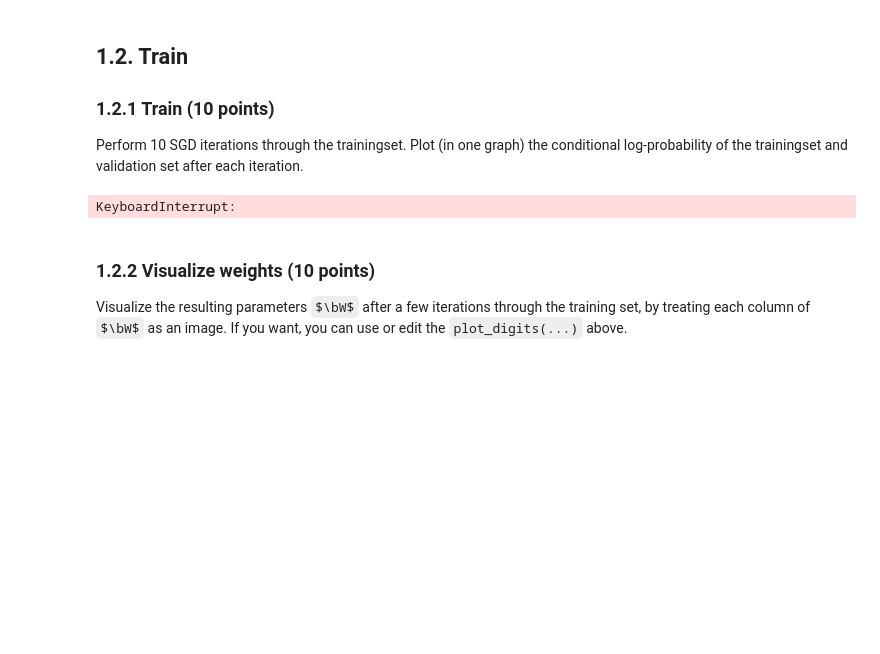
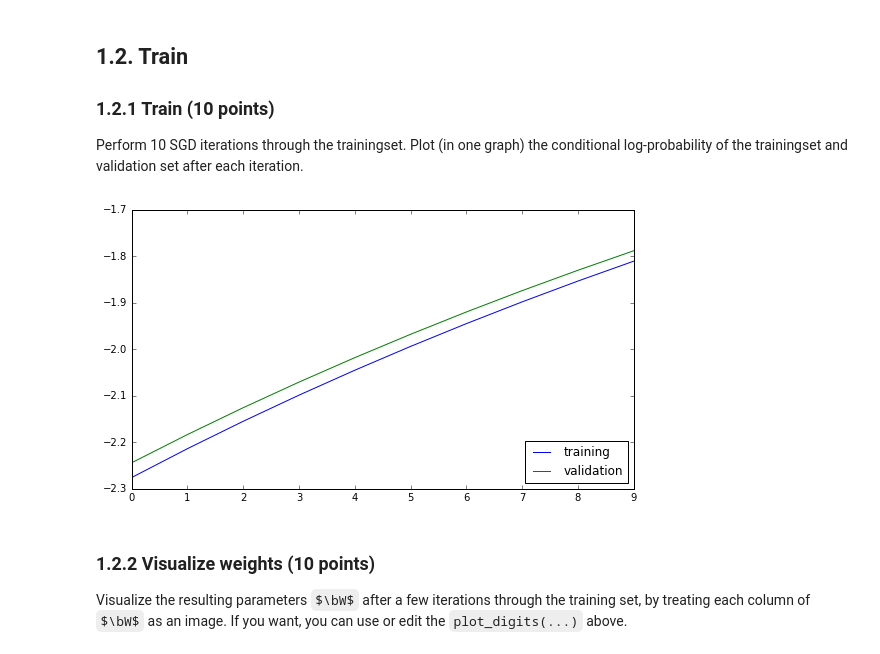
Before and after one commit to Kaleidophon/-friendly-octo-palm-tree, a Jupyter notebook: lab2.ipynb, the cells around one changed output. Cells and saved outputs as stored; diff of their text form; code cells hidden in the pictures; some formulas as TeX source; blank space fills up the shorter version.

```diff
--- a/lab2.ipynb
+++ b/lab2.ipynb
@@ -337,6 +337,8 @@ from tqdm import tqdm
 
 logp_train_ = np.zeros((10,))
 logp_valid_ = np.zeros((10,))
+train_size = t_train.shape[0]
+valid_size = t_valid.shape[0]
 
 def test_sgd(x_train, t_train, w, b):
     for i in tqdm(range(10)):
@@ -353,10 +355,12 @@ np.random.seed(1243)
 w = np.zeros((28*28, 10))
 b = np.zeros(10)
 w,b = test_sgd(x_train, t_train, w, b)
-plt.plot(np.arange(10), logp_train_, np.arange(10), logp_valid_)
-plt.show()
-# %% [output]
-KeyboardInterrupt:
+# %%
+plt.plot(np.arange(10), logp_train_/train_size, np.arange(10), logp_valid_/valid_size)
+plt.legend(("training", "validation"), loc="lower right")
+plt.show()
+# %% [output]
+[figure, added]
 # %% [markdown]
 ### 1.2.2 Visualize weights (10 points)
 Visualize the resulting parameters $\bW$ after a few iterations through the training set, by treating each column of $\bW$ as an image. If you want, you can use or edit the `plot_digits(...)` above.
```
Also changed, not shown: parts of 8 cells of this notebook.
